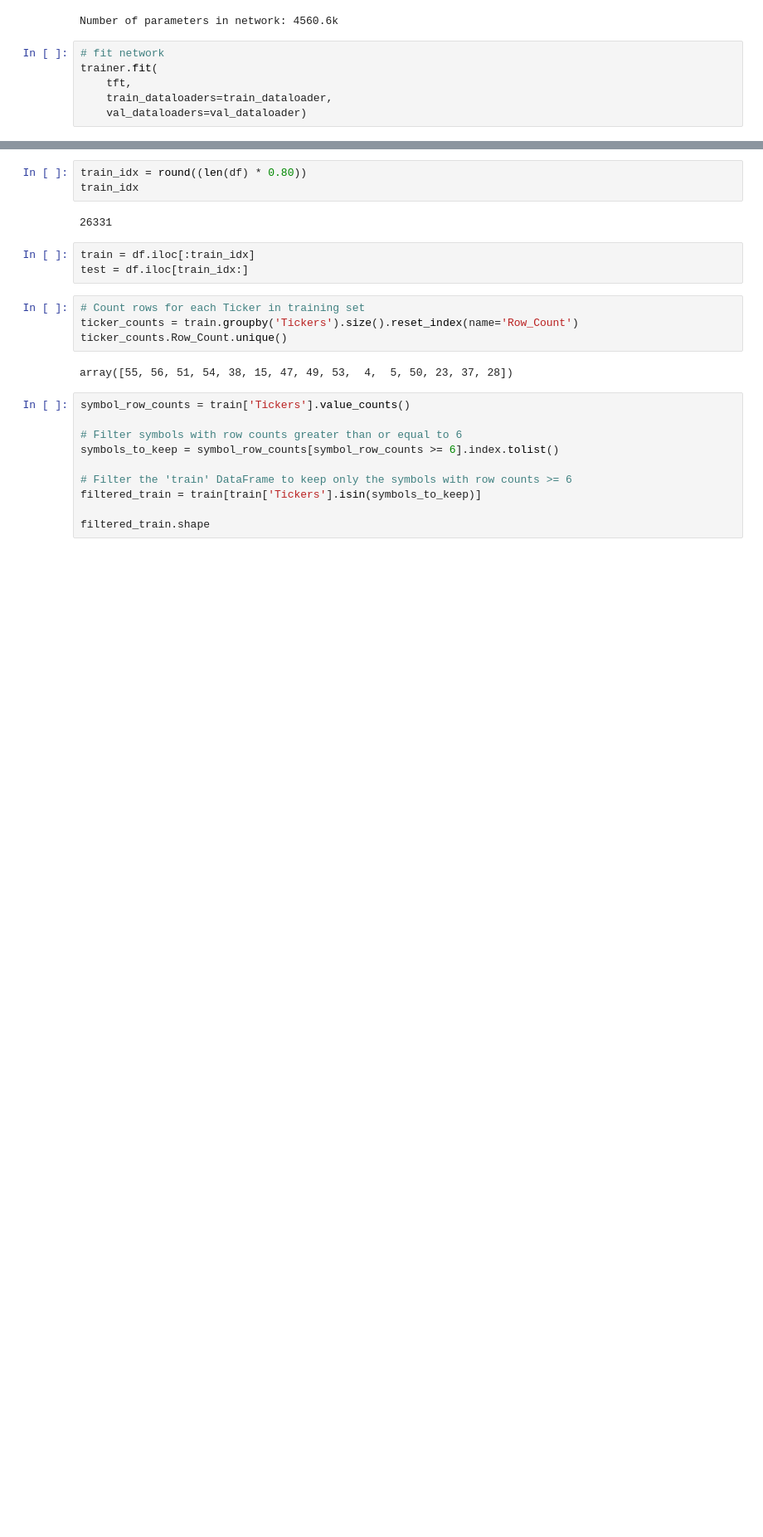
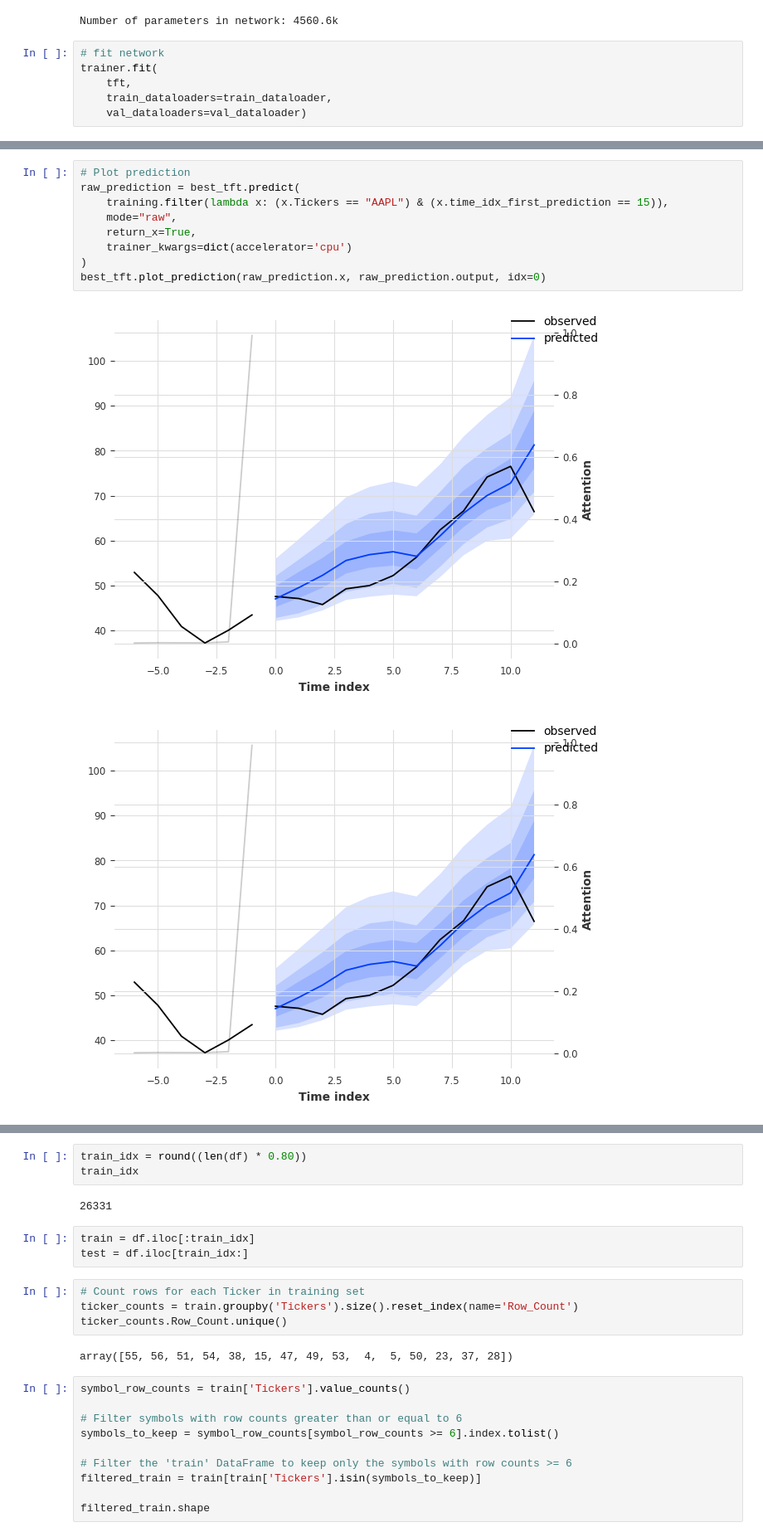
Before and after one commit to Noorasyikeen/InvestoInsight, a Jupyter notebook: notebooks/huiye-model.ipynb, the cells around one changed output, grey strips where cells are left out. Shown at 83% size. Cells and saved outputs as stored; diff of their text form; blank space fills up the shorter version.

```diff
--- a/notebooks/huiye-model.ipynb
+++ b/notebooks/huiye-model.ipynb
@@ -512,0 +694,12 @@ for idx in range(10):  # plot 10 examples
+# %%
+# Plot prediction
+raw_prediction = best_tft.predict(
+    training.filter(lambda x: (x.Tickers == "AAPL") & (x.time_idx_first_prediction == 15)),
+    mode="raw",
+    return_x=True,
+    trainer_kwargs=dict(accelerator='cpu')
+)
+best_tft.plot_prediction(raw_prediction.x, raw_prediction.output, idx=0)
+# %% [output]
+[figure, added]
+[figure, added]
```
Also changed, not shown: parts of 46 cells of this notebook.
